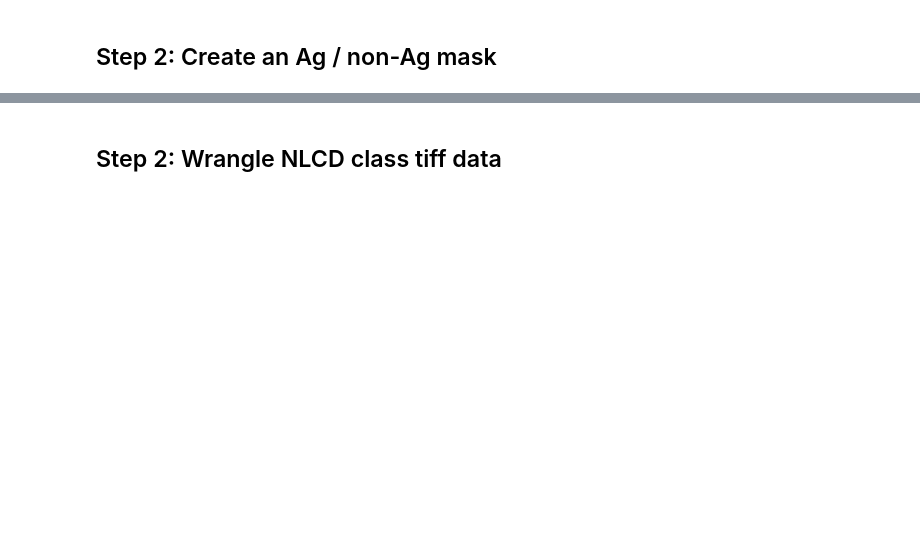
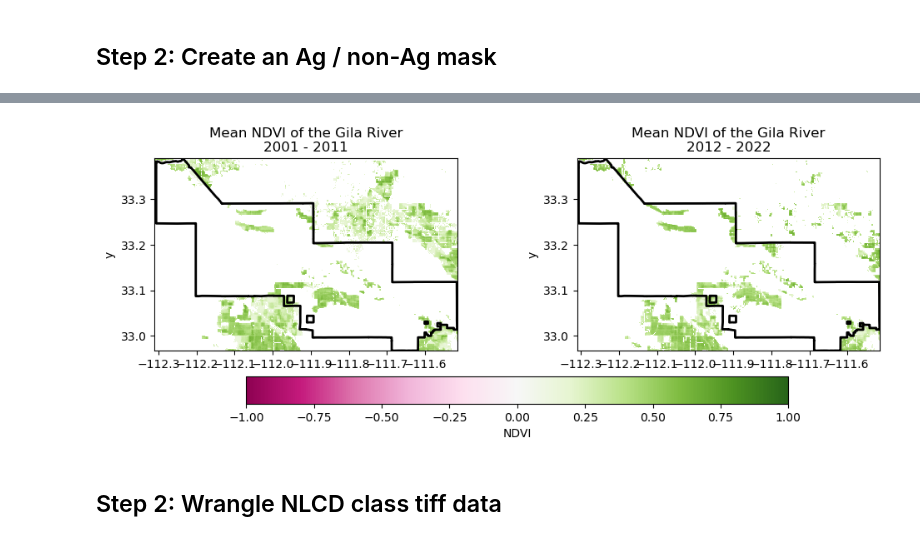
Before and after one commit to earthlab-education/04-vegetation-natshoff, a Jupyter notebook: notebooks/vegetation-05-portfolio.ipynb, the cells around one changed output, grey strips where cells are left out. Saved outputs shown, nothing was run; the diff lists cells and outputs as text; code cells hidden in the pictures; blank space fills up the shorter version.

```diff
--- a/notebooks/vegetation-05-portfolio.ipynb
+++ b/notebooks/vegetation-05-portfolio.ipynb
@@ -123,0 +164,46 @@ plt.show()
+# %%
+# Reproject agriculture mask to match NDVI
+ag_2001_reproj = ag_2001.rio.reproject_match(ndvi_2001_2011)
+ag_2022_reproj = ag_2022.rio.reproject_match(ndvi_2012_2022)
+
+# Mask NDVI to show only agriculture areas
+ndvi_2001_2011_ag = ndvi_2001_2011.where(ag_2001_reproj == 1)
+ndvi_2012_2022_ag = ndvi_2012_2022.where(ag_2022_reproj == 1)
+
+# Create side by side plot
+fig, axes = plt.subplots(1, 2, figsize =(12,4))
+
+
+# Plot each in their own axes
+
+# First decade mean NDVI
+im1 = ndvi_2001_2011_ag.plot(ax=axes[0],
+                    cmap=plt.cm.PiYG,
+                    vmin=-1,vmax=1,
+                    add_colorbar=False
+                    )
+# Plot boundary
+gila_gdf.plot(ax=axes[0], edgecolor='black',
+              facecolor='none', linewidth=2)
+axes[0].set_title("Mean NDVI of the Gila River\n2001 - 2011")
+
+
+# Recent NDVI
+ndvi_2012_2022_ag.plot(ax=axes[1],
+                    cmap=plt.cm.PiYG,
+                    vmin=-1,vmax=1,
+                    add_colorbar=False)
+# Plot boundary
+gila_gdf.plot(ax=axes[1], edgecolor='black',
+              facecolor='none', linewidth=2)
+axes[1].set_title("Mean NDVI of the Gila River\n2012 - 2022")
+
+# Add in scale for first two plots
+cbar1 = fig.colorbar(im1,
+                    ax=axes[:2],
+                    shrink=0.7,
+                    orientation="horizontal",
+                    pad=0.1)
+cbar1.set_label("NDVI")
+# %% [output]
+[figure, added]
```
Also changed, not shown: parts of 5 cells of this notebook.
